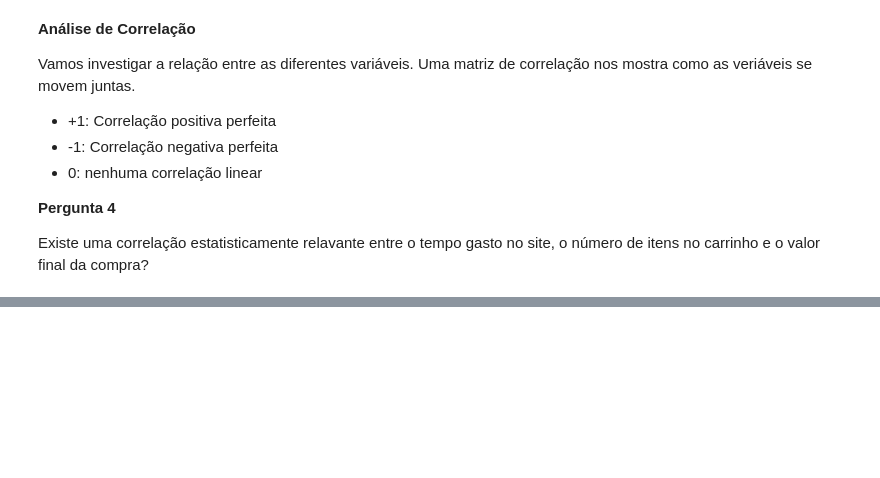
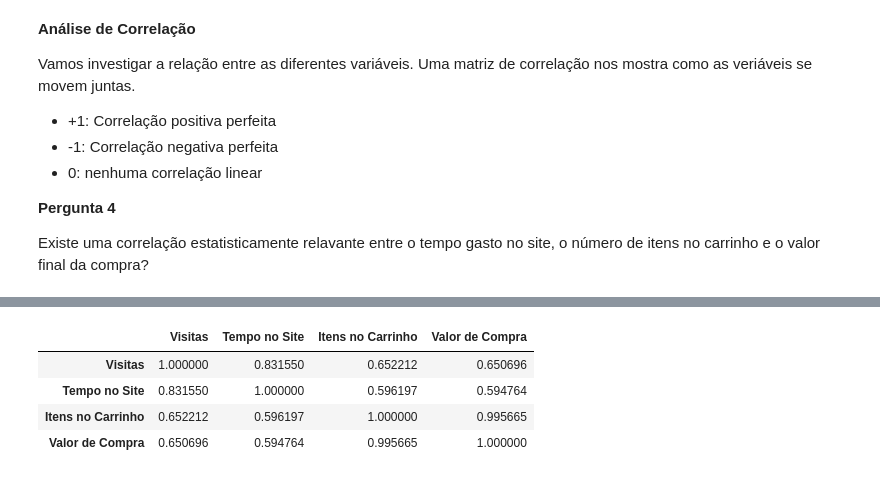
Before and after one commit to leojutsu/Base_Python, a Jupyter notebook: numpy/Mini-projeto[Marketing]3.ipynb, the cells around one changed output, grey strips where cells are left out. Saved outputs shown, nothing was run; the diff lists cells and outputs as text; code cells hidden in the pictures; blank space fills up the shorter version.

```diff
--- a/numpy/MIni-projeto3.ipynb
+++ b/numpy/Mini-projeto[Marketing]3.ipynb
@@ -295,0 +331,8 @@ Existe uma correlação estatisticamente relavante entre o tempo gasto no site,
+# %%
+df_correlacao
+# %% [output]
+|  | Visitas | Tempo no Site | Itens no Carrinho | Valor de Compra |
+| Visitas | 1.000000 | 0.831550 | 0.652212 | 0.650696 |
+| Tempo no Site | 0.831550 | 1.000000 | 0.596197 | 0.594764 |
+| Itens no Carrinho | 0.652212 | 0.596197 | 1.000000 | 0.995665 |
+| Valor de Compra | 0.650696 | 0.594764 | 0.995665 | 1.000000 |
```
Also changed, not shown: parts of 10 cells of this notebook.
